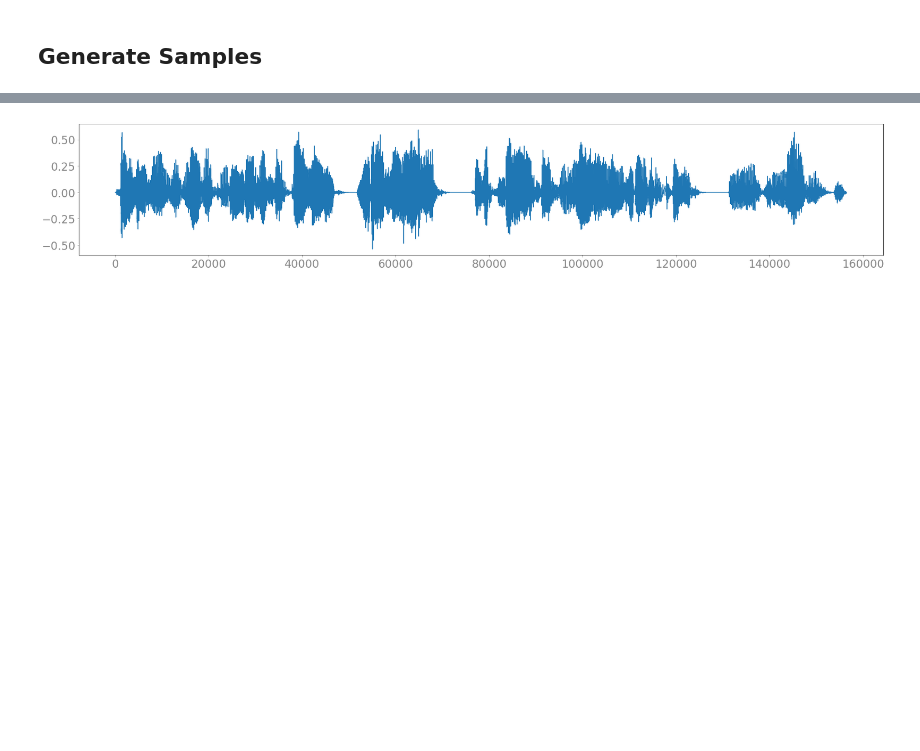
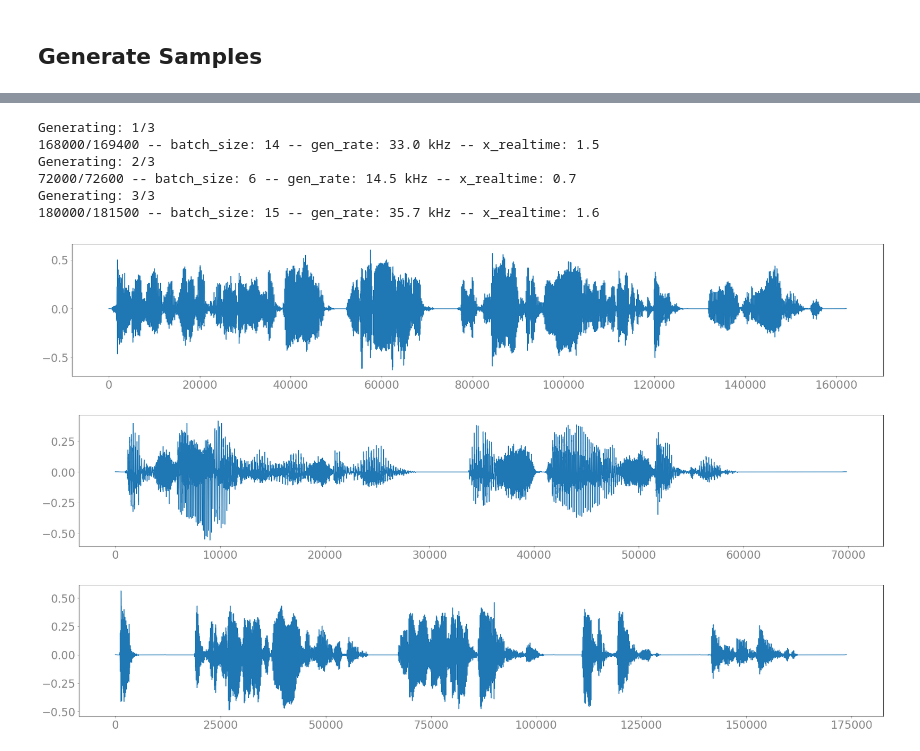
Before and after one commit to geneing/ForwardTacotron, a Jupyter notebook: NB4b - Alternative Model (Training).ipynb, the cells around one changed output, grey strips where cells are left out. Drawn from its saved outputs; the diff is of its cells as text; code cells hidden in the pictures; blank space fills up the shorter version.

```diff
--- a/NB4b - Alternative Model (Training).ipynb
+++ b/NB4b - Alternative Model (Training).ipynb
@@ -417,4 +579,12 @@ Generating: 3/3
-# %%
-plot(output)
-# %% [output]
-[figure, removed]
+# %%
+generate(batched=True)
+# %% [output]
+Generating: 1/3
+168000/169400 -- batch_size: 14 -- gen_rate: 33.0 kHz -- x_realtime: 1.5
+Generating: 2/3
+72000/72600 -- batch_size: 6 -- gen_rate: 14.5 kHz -- x_realtime: 0.7
+Generating: 3/3
+180000/181500 -- batch_size: 15 -- gen_rate: 35.7 kHz -- x_realtime: 1.6
+[figure, added]
+[figure, added]
+[figure, added]
```
Also changed, not shown: parts of 16 cells of this notebook.
